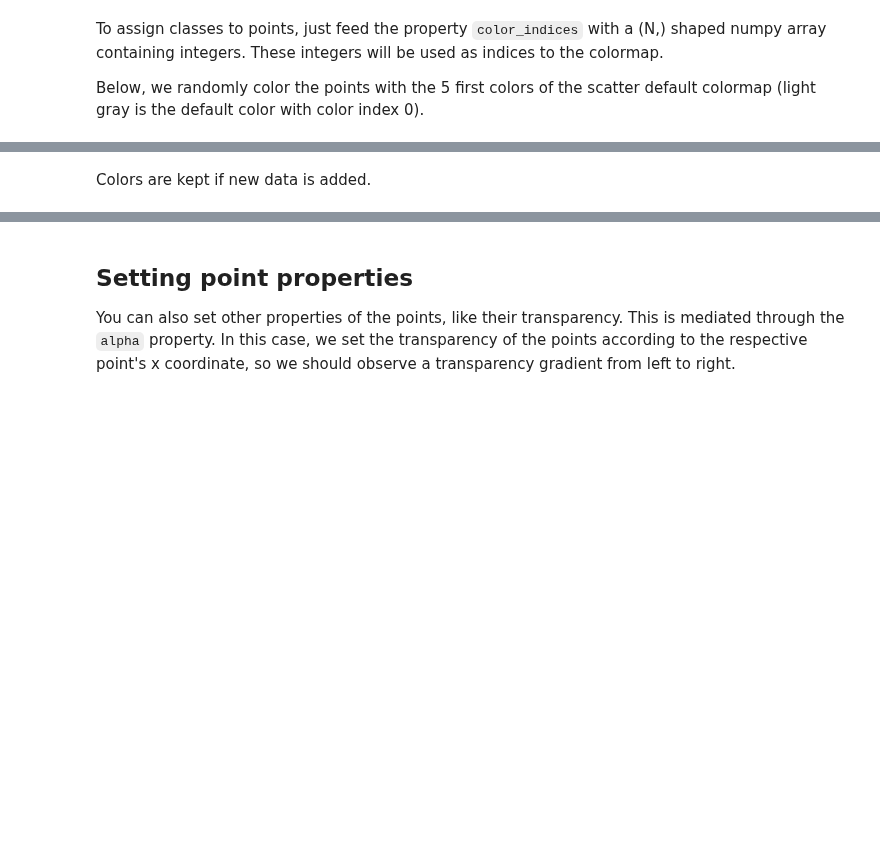
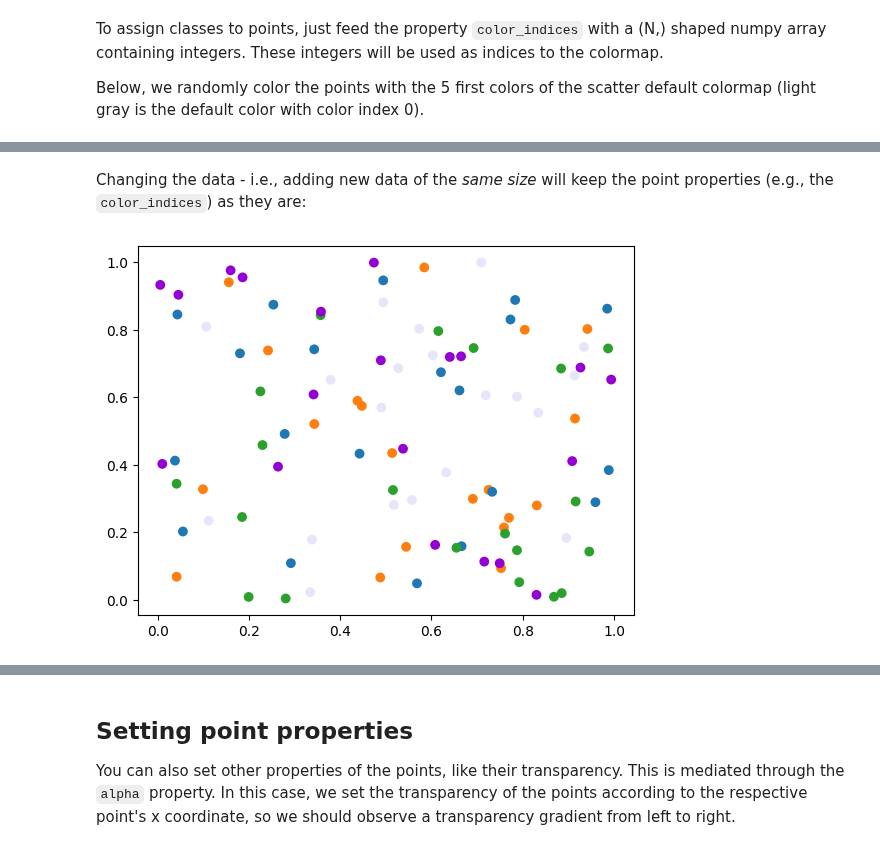
Before and after one commit to BiAPoL/biaplotter, a Jupyter notebook: docs/examples/scatter_artist_example.ipynb, the cells around one changed output, grey strips where cells are left out. Cells and saved outputs as stored; diff of their text form; code cells hidden in the pictures; blank space fills up the shorter version.

```diff
--- a/docs/examples/scatter_artist_example.ipynb
+++ b/docs/examples/scatter_artist_example.ipynb
@@ -53,2 +53,8 @@ fig
-# %% [markdown]
-Colors are kept if new data is added.
+# %% [markdown]
+Changing the data - i.e., adding new data of the *same size* will keep the point properties (e.g., the `color_indices`) as they are:
+# %%
+data = np.random.rand(n_samples, 2)
+scatter.data = data
+fig
+# %% [output]
+[figure, added]
```
Also changed, not shown: parts of 12 cells of this notebook.
